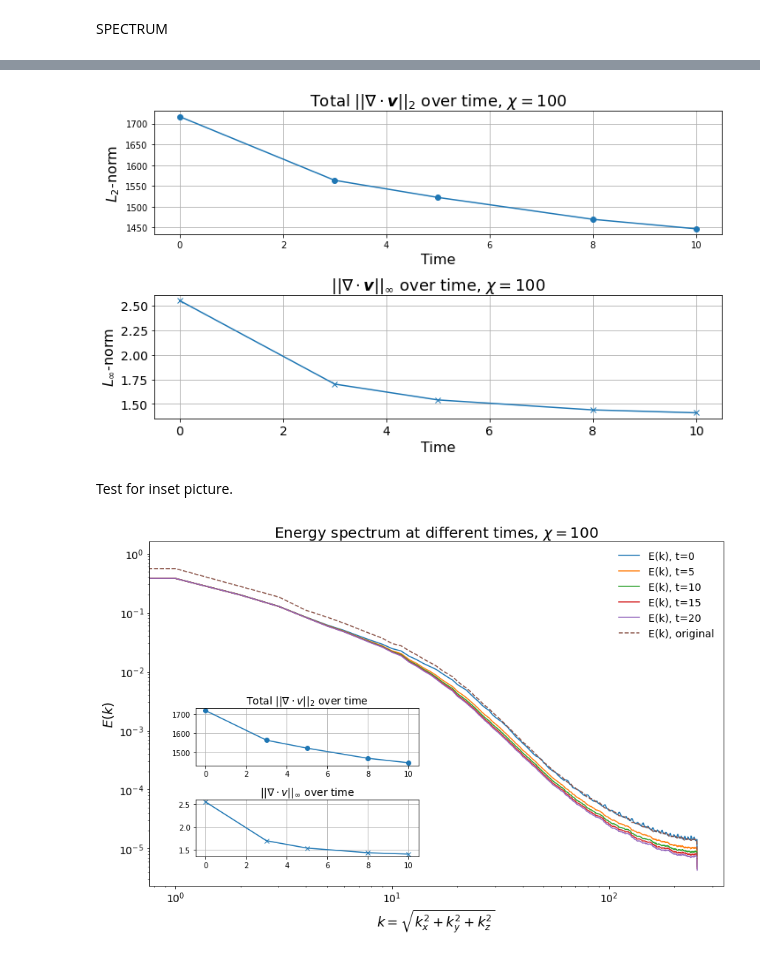
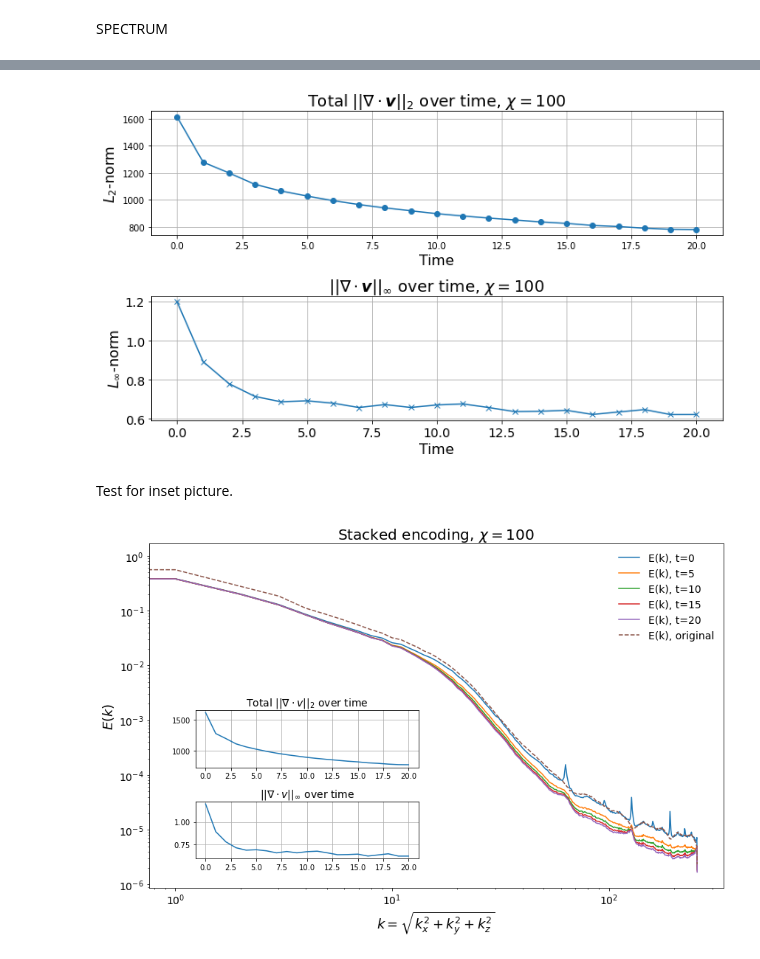
Before and after one commit to stefanopisoni/TN_Turbulence, a Jupyter notebook: 3D_evolution/3D_evolution_plot.ipynb, the cells around one changed output, grey strips where cells are left out. Cells and saved outputs as stored; diff of their text form; code cells hidden in the pictures.

Commit message:
Improved plots, more clear

```diff
--- a/3D_evolution/3D_evolution_plot.ipynb
+++ b/3D_evolution/3D_evolution_plot.ipynb
@@ -68,5 +68,6 @@ plt.show()
 # %%
-times = [0, 3, 5, 8, 10]
+# times = [0, 3, 5, 8, 10]
+times = [0, 1, 2, 3, 4, 5, 6, 7, 8, 9, 10, 11, 12, 13, 14, 15, 16, 17, 18, 19, 20]
 variables_dict = {}
 
 for time in times:
@@ -85,34 +86,34 @@ for time in times:
 
 # Plotting
 plt.figure(figsize=(10, 6))
 
 # Plot L2 norm values
 plt.subplot(2, 1, 1)
 plt.plot(times, l2_values, marker='o')
 plt.xlabel(r'Time', fontsize=16)
 plt.ylabel(r'$L_2$-norm', fontsize=16)
 plt.title(rf'Total $||\nabla \cdot \boldsymbol{{v}}||_2$ over time, $\chi = {bd_max}$', fontsize=18)
 plt.grid(True)
 
 # Plot Linf norm values
 plt.subplot(2, 1, 2)
 plt.plot(times, linf_values, marker='x')
 plt.xlabel(r'Time', fontsize=16)
 plt.ylabel(r'$L_{\infty}$-norm', fontsize=16)
 # plt.title(rf'$||\nabla \cdot \boldsymbol{v}||_{\infty}$ over time, $\chi = {bd_max}$', fontsize=18)
 plt.title(rf'$||\nabla \cdot \boldsymbol{{v}}||_{{\infty}}$ over time, $\chi = {bd_max}$', fontsize=18)
 plt.grid(True)
 
 # Adjust tick parameters for larger font size
 plt.xticks(fontsize=14)
 plt.yticks(fontsize=14)
 
 # Adjust layout and show the plot
 plt.tight_layout()
 plt.savefig(f"Plots/norms_{repo_name}.pdf", format="pdf")
 plt.show()
 # %% [output]
-[figure, old version]
+[figure, new version]
 # %% [markdown]
 Test for inset picture.
 # %%
@@ -130,7 +131,8 @@ E_k_100_tens = torch.load(
 )
 
 # ——— Load divergence norms ———
-times_div = [0, 3, 5, 8, 10]
+# times_div = [0, 3, 5, 8, 10]
+times_div = [0, 1, 2, 3, 4, 5, 6, 7, 8, 9, 10, 11, 12, 13, 14, 15, 16, 17, 18, 19, 20]
 div_l2 = [
     torch.load(f'/Users/stefanopisoni/NoSync/3D_evolution/stat_tt/{repo_name}/div_l2_{t}.tens').mean().item()
     for t in times_div
@@ -153,7 +155,7 @@ ax_main.set_xscale('log')
 ax_main.set_yscale('log')
 ax_main.set_xlabel(r'$k = \sqrt{k_x^2 + k_y^2 + k_z^2}$', fontsize=18)
 ax_main.set_ylabel(r'$E(k)$', fontsize=18)
-ax_main.set_title(rf'Energy spectrum at different times, $\chi = {bd_max}$', fontsize=20)
+ax_main.set_title(rf'Stacked encoding, $\chi = {bd_max}$', fontsize=20)
 ax_main.tick_params(axis='both', which='major', labelsize=14)
 ax_main.tick_params(axis='both', which='minor', labelsize=12)
 ax_main.legend(fontsize=14, loc='upper right', frameon=False)
@@ -165,7 +167,7 @@ pad = 0.04               # less padding
 
 # Top‐inset: L2 norm
 ax_l2 = fig.add_axes([left, bottom + in_h/2 + pad, in_w, in_h/2 - pad])
-ax_l2.plot(times_div, div_l2, marker='o')
+ax_l2.plot(times_div, div_l2)
 # ax_l2.set_xlabel('t', fontsize=12)
 # ax_l2.set_ylabel(rf'$||\nabla\cdot v||_2$', fontsize=14)
 ax_l2.set_title(rf'Total $||\nabla\cdot v||_2$ over time', fontsize=14)
@@ -174,7 +176,7 @@ ax_l2.grid(True)
 
 # Bottom‐inset: Linf norm
 ax_linf = fig.add_axes([left, bottom, in_w, in_h/2 - pad])
-ax_linf.plot(times_div, div_linf, marker='x')
+ax_linf.plot(times_div, div_linf)
 # ax_linf.set_xlabel('t', fontsize=12)
 # ax_linf.set_ylabel(rf'$||\nabla\cdot v||_\infty$', fontsize=14)
 ax_linf.set_title(rf'$||\nabla\cdot v||_\infty$ over time', fontsize=14)
@@ -185,7 +187,7 @@ plt.tight_layout()
 plt.savefig(f"Plots/Single_snap_{repo_name}.pdf", format="pdf")
 plt.show()
 # %% [output]
-[figure, old version]
+[figure, new version]
 # %%
 t = 10
 tt.plot_ux_uy_uz_rect(solution[0][t], solution[1][t], solution[2][t], z_slice=0, L=[Li,Li,Li])
```
Also changed, not shown: parts of 2 cells of this notebook, 5 other files.
